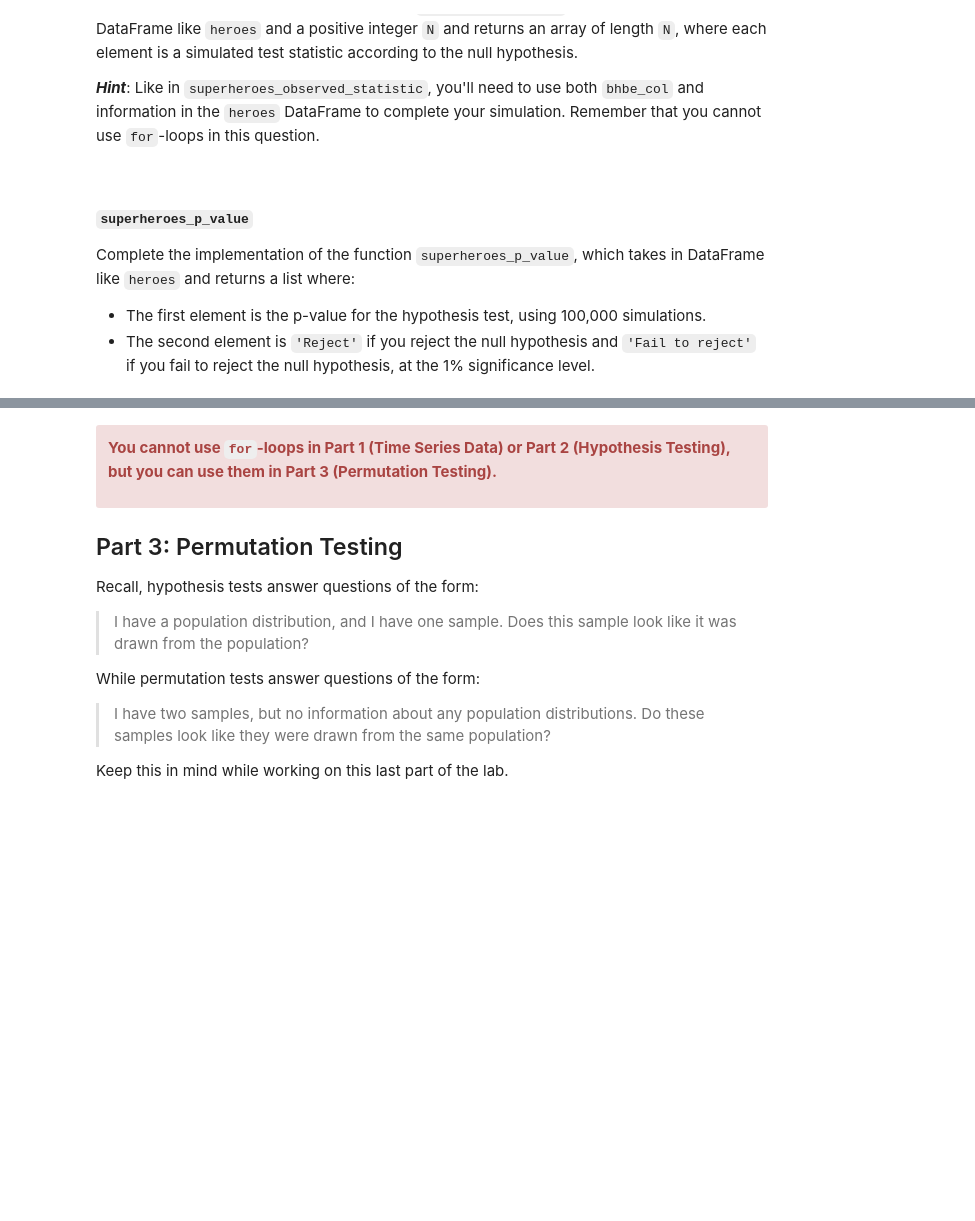
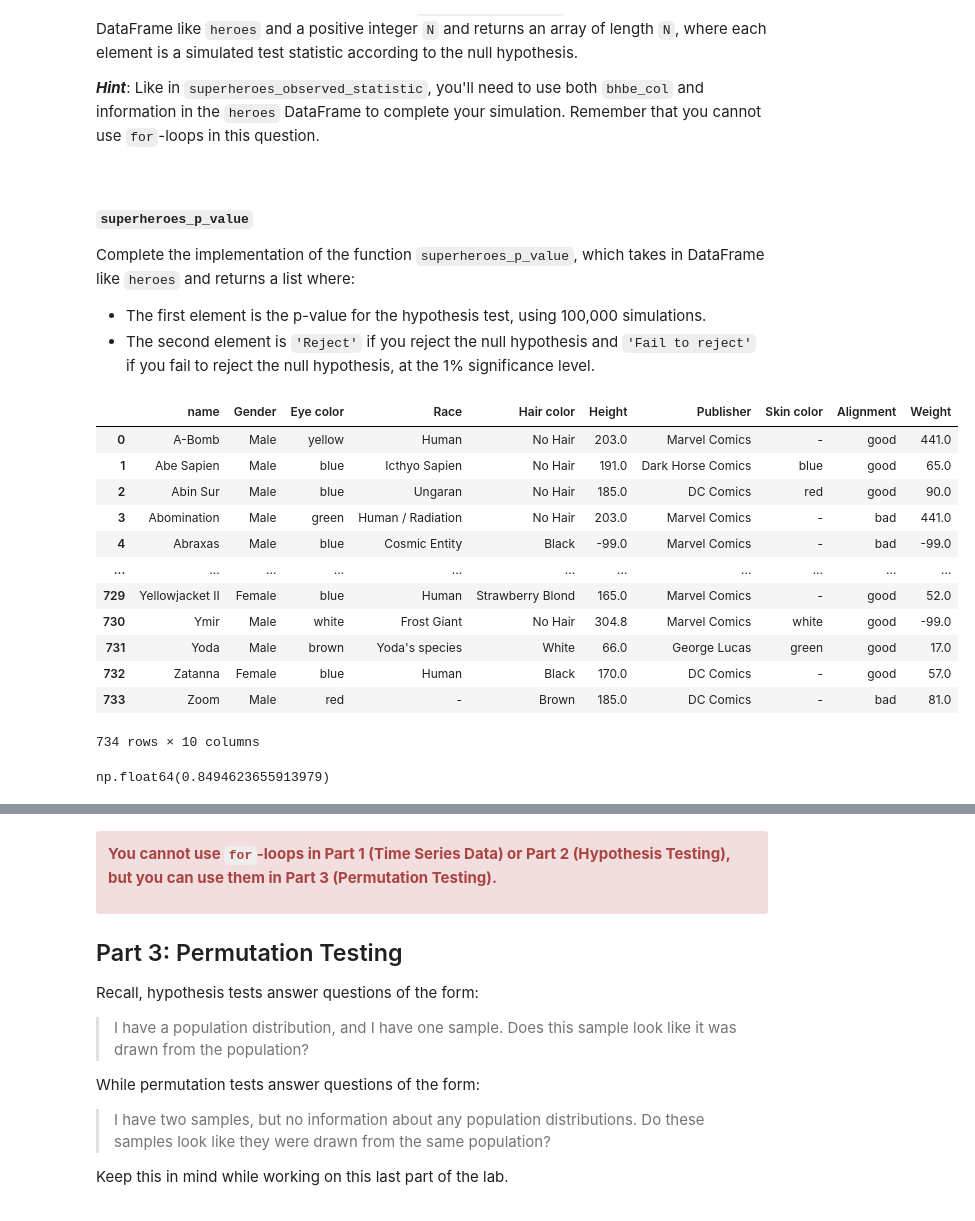
Before and after one commit to KevinHuang8706/dsc80-2024-fa, a Jupyter notebook: labs/lab04/lab.ipynb, the cells around one changed output, grey strips where cells are left out. Drawn from its saved outputs; the diff is of its cells as text; code cells hidden in the pictures; blank space fills up the shorter version.

```diff
--- a/labs/lab04/lab.ipynb
+++ b/labs/lab04/lab.ipynb
@@ -342,6 +311,28 @@ Complete the implementation of the function `simulate_bhbe_null`, which takes in
 Complete the implementation of the function `superheroes_p_value`, which takes in DataFrame like `heroes` and returns a list where:
 * The first element is the p-value for the hypothesis test, using 100,000 simulations.
 * The second element is `'Reject'` if you reject the null hypothesis and `'Fail to reject'` if you fail to reject the null hypothesis, at the 1% significance level.
+# %%
+superheroes_fp = Path('data') / 'superheroes.csv'
+heroes = pd.read_csv(superheroes_fp, index_col=0)
+heroes
+# %% [output]
+|  | name | Gender | Eye color | Race | Hair color | Height | Publisher | Skin color | Alignment | Weight |
+| 0 | A-Bomb | Male | yellow | Human | No Hair | 203.0 | Marvel Comics | - | good | 441.0 |
+| 1 | Abe Sapien | Male | blue | Icthyo Sapien | No Hair | 191.0 | Dark Horse Comics | blue | good | 65.0 |
+| 2 | Abin Sur | Male | blue | Ungaran | No Hair | 185.0 | DC Comics | red | good | 90.0 |
+| 3 | Abomination | Male | green | Human / Radiation | No Hair | 203.0 | Marvel Comics | - | bad | 441.0 |
+| 4 | Abraxas | Male | blue | Cosmic Entity | Black | -99.0 | Marvel Comics | - | bad | -99.0 |
+| ... | ... | ... | ... | ... | ... | ... | ... | ... | ... | ... |
+| 729 | Yellowjacket II | Female | blue | Human | Strawberry Blond | 165.0 | Marvel Comics | - | good | 52.0 |
+| 730 | Ymir | Male | white | Frost Giant | No Hair | 304.8 | Marvel Comics | white | good | -99.0 |
+| 731 | Yoda | Male | brown | Yoda's species | White | 66.0 | George Lucas | green | good | 17.0 |
+| 732 | Zatanna | Female | blue | Human | Black | 170.0 | DC Comics | - | good | 57.0 |
+| 733 | Zoom | Male | red | - | Brown | 185.0 | DC Comics | - | bad | 81.0 |
+734 rows × 10 columns
+# %%
+superheroes_observed_statistic(heroes)
+# %% [output]
+np.float64(0.8494623655913979)
 # %%
 # don't change this cell -- it is needed for the tests to work
 superheroes_fp = Path('data') / 'superheroes.csv'
```
Also changed, not shown: parts of 25 cells of this notebook, 5 other files.
